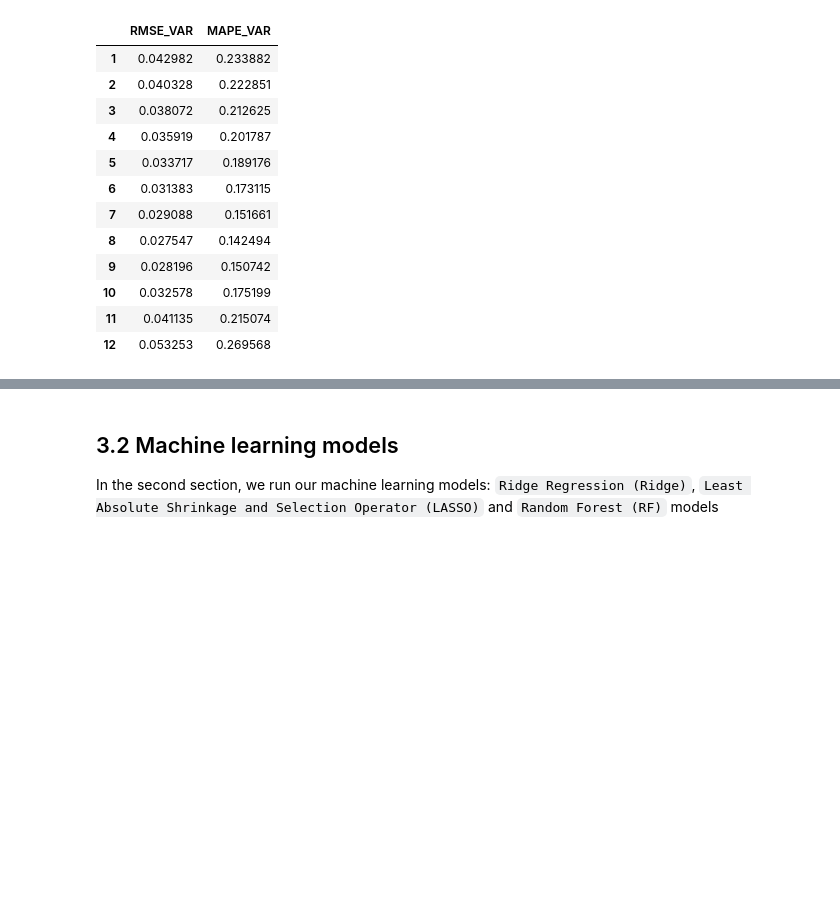
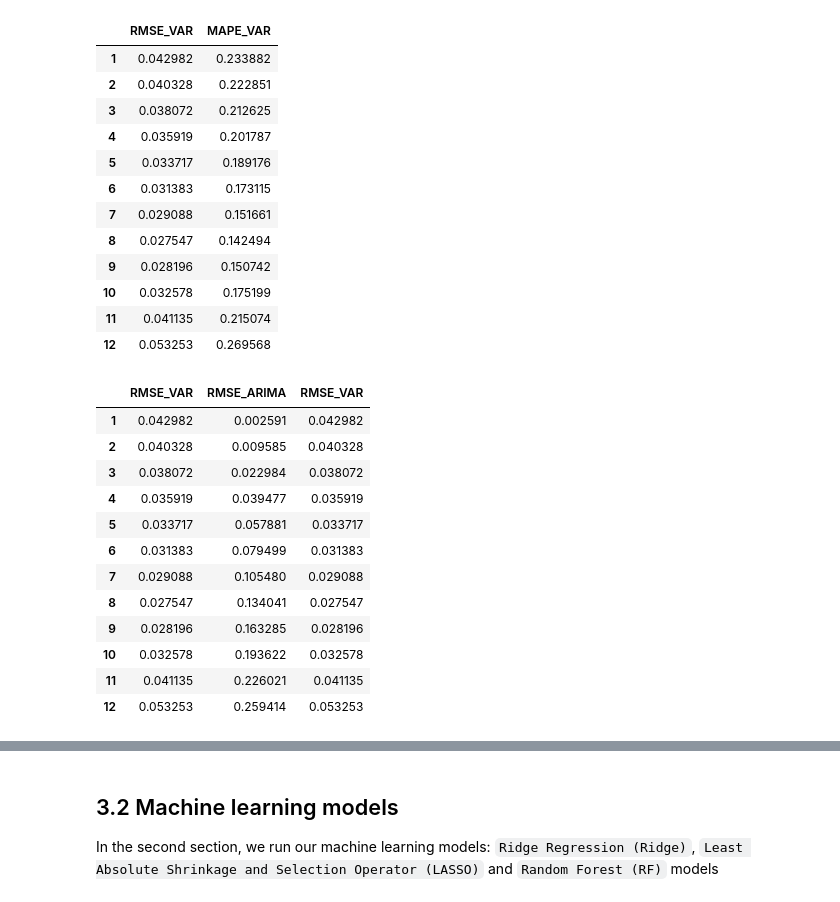
Before and after one commit to estcab00/inflation-prediction, a Jupyter notebook: code/headline_inflation/2019/3_Regression_H19.ipynb, the cells around one changed output, grey strips where cells are left out. Cells and saved outputs as stored; diff of their text form; code cells hidden in the pictures; blank space fills up the shorter version.

```diff
--- a/code/headline_inflation/2019/3_Regression_H19.ipynb
+++ b/code/headline_inflation/2019/3_Regression_H19.ipynb
@@ -304,3 +295,19 @@ metrics_var
 | 10 | 0.032578 | 0.175199 |
 | 11 | 0.041135 | 0.215074 |
 | 12 | 0.053253 | 0.269568 |
+# %%
+rmse_econometrics
+# %% [output]
+|  | RMSE_VAR | RMSE_ARIMA | RMSE_VAR |
+| 1 | 0.042982 | 0.002591 | 0.042982 |
+| 2 | 0.040328 | 0.009585 | 0.040328 |
+| 3 | 0.038072 | 0.022984 | 0.038072 |
+| 4 | 0.035919 | 0.039477 | 0.035919 |
+| 5 | 0.033717 | 0.057881 | 0.033717 |
+| 6 | 0.031383 | 0.079499 | 0.031383 |
+| 7 | 0.029088 | 0.105480 | 0.029088 |
+| 8 | 0.027547 | 0.134041 | 0.027547 |
+| 9 | 0.028196 | 0.163285 | 0.028196 |
+| 10 | 0.032578 | 0.193622 | 0.032578 |
+| 11 | 0.041135 | 0.226021 | 0.041135 |
+| 12 | 0.053253 | 0.259414 | 0.053253 |
```
Also changed, not shown: parts of 9 cells of this notebook, 5 other files.
